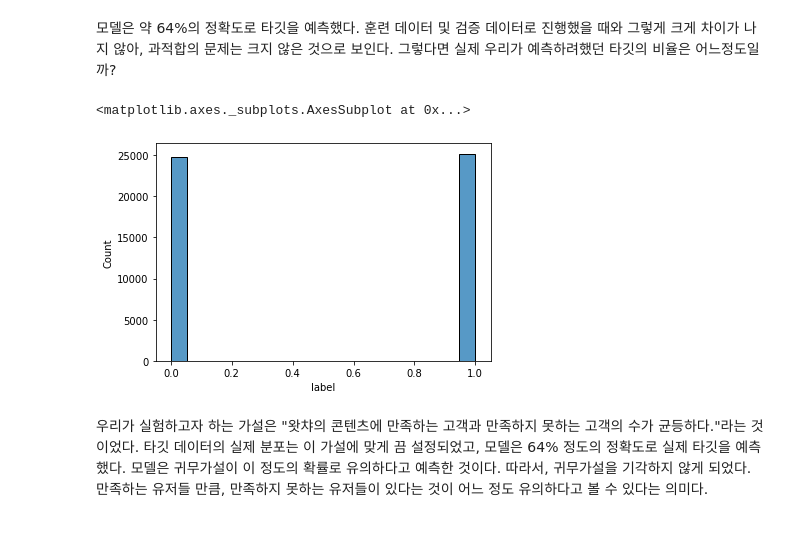
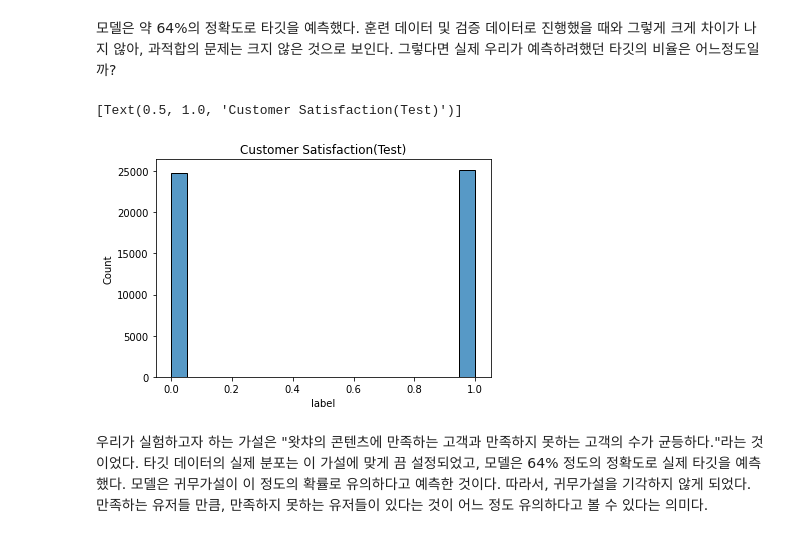
Before and after one commit to seungtaemoon/Portfolio, a Jupyter notebook: Sentiment Analysis with BERT/BERT를_활용한_영화_리뷰_감정_분석(Sentiment_Analysis).ipynb, the cells around one changed output. Cells and saved outputs as stored; diff of their text form; code cells hidden in the pictures.

```diff
--- a/Sentiment Analysis with BERT/BERT를_활용한_영화_리뷰_감정_분석(Sentiment_Analysis).ipynb
+++ b/Sentiment Analysis with BERT/BERT를_활용한_영화_리뷰_감정_분석(Sentiment_Analysis).ipynb
@@ -1115,10 +1115,10 @@ Test took: 0:06:20
 모델은 약 64%의 정확도로 타깃을 예측했다. 훈련 데이터 및 검증 데이터로 진행했을 때와 그렇게 크게 차이가 나지 않아, 과적합의 문제는 크지 않은 것으로 보인다. 그렇다면 실제 우리가 예측하려했던 타깃의 비율은 어느정도일까?
 # %%
 # 실제 테스트 데이터 클래스 균형 보기
-sns.histplot(test_data["label"])
+sns.histplot(test_data["label"]).set(title="Customer Satisfaction(Test)")
 # %% [output]
-<matplotlib.axes._subplots.AxesSubplot at 0x...>
+[Text(0.5, 1.0, 'Customer Satisfaction(Test)')]
-[figure, old version]
+[figure, new version]
 # %% [markdown]
 우리가 실험하고자 하는 가설은 "왓챠의 콘텐츠에 만족하는 고객과 만족하지 못하는 고객의 수가 균등하다."라는 것이었다. 타깃 데이터의 실제 분포는 이 가설에 맞게 끔 설정되었고, 모델은 64% 정도의 정확도로 실제 타깃을 예측했다. 모델은 귀무가설이 이 정도의 확률로 유의하다고 예측한 것이다. 따라서, 귀무가설을 기각하지 않게 되었다. 만족하는 유저들 만큼, 만족하지 못하는 유저들이 있다는 것이 어느 정도 유의하다고 볼 수 있다는 의미다.
 # %% [markdown]
```
Also changed, not shown: parts of 2 cells of this notebook.
